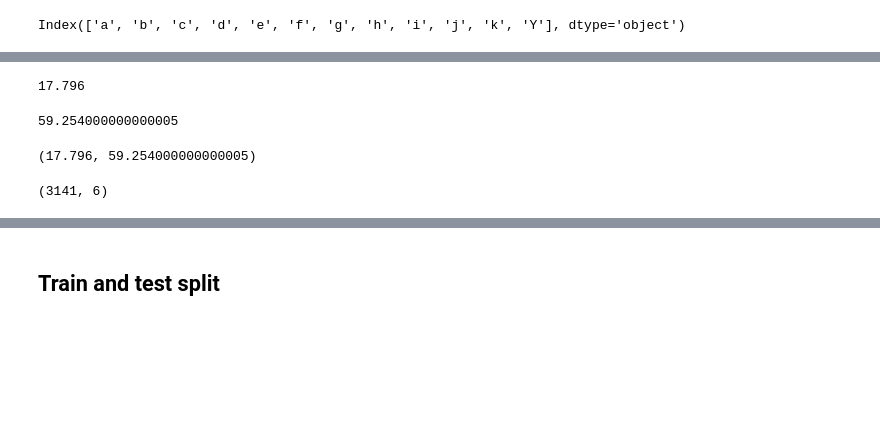
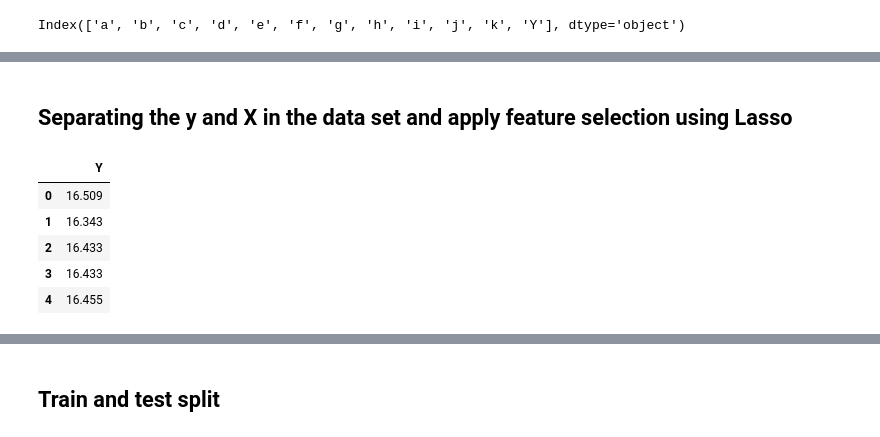
Before and after one commit to rickystanley76/steamflow-new-data, a Jupyter notebook: EDA_algoTesting.ipynb, the cells around one changed output, grey strips where cells are left out. Saved outputs shown, nothing was run; the diff lists cells and outputs as text; code cells hidden in the pictures; blank space fills up the shorter version.

```diff
--- a/EDA_algoTesting.ipynb
+++ b/EDA_algoTesting.ipynb
@@ -208,22 +158,13 @@ Name: k, Length: 3491, dtype: float64
-# %%
-min_thresold_c= newdf['c'].quantile(0.05)
-min_thresold_c
-# %% [output]
-17.796
-# %%
-max_thresold_c = newdf['c'].quantile(0.95)
-max_thresold_c
-# %% [output]
-59.254000000000005
-# %%
-min_thresold_c, max_thresold_c = newdf['c'].quantile([0.05, 0.95])
-min_thresold_c, max_thresold_c
-# %% [output]
-(17.796, 59.254000000000005)
-# %%
-##Creating a new data frame after removing the max and min thresold
-
-df2 = newdf[(newdf['c']<max_thresold_c) & (newdf['c']>min_thresold_c)]
-df2.shape
-# %% [output]
-(3141, 6)
+# %% [markdown]
+## Separating the y and X in the data set and apply feature selection using Lasso
+# %%
+## Capture the dependent feature
+y_train=df[['Y']]
+y_train.head()
+# %% [output]
+|  | Y |
+| 0 | 16.509 |
+| 1 | 16.343 |
+| 2 | 16.433 |
+| 3 | 16.433 |
+| 4 | 16.455 |
```
Also changed, not shown: parts of 37 cells of this notebook, 1 other file.
